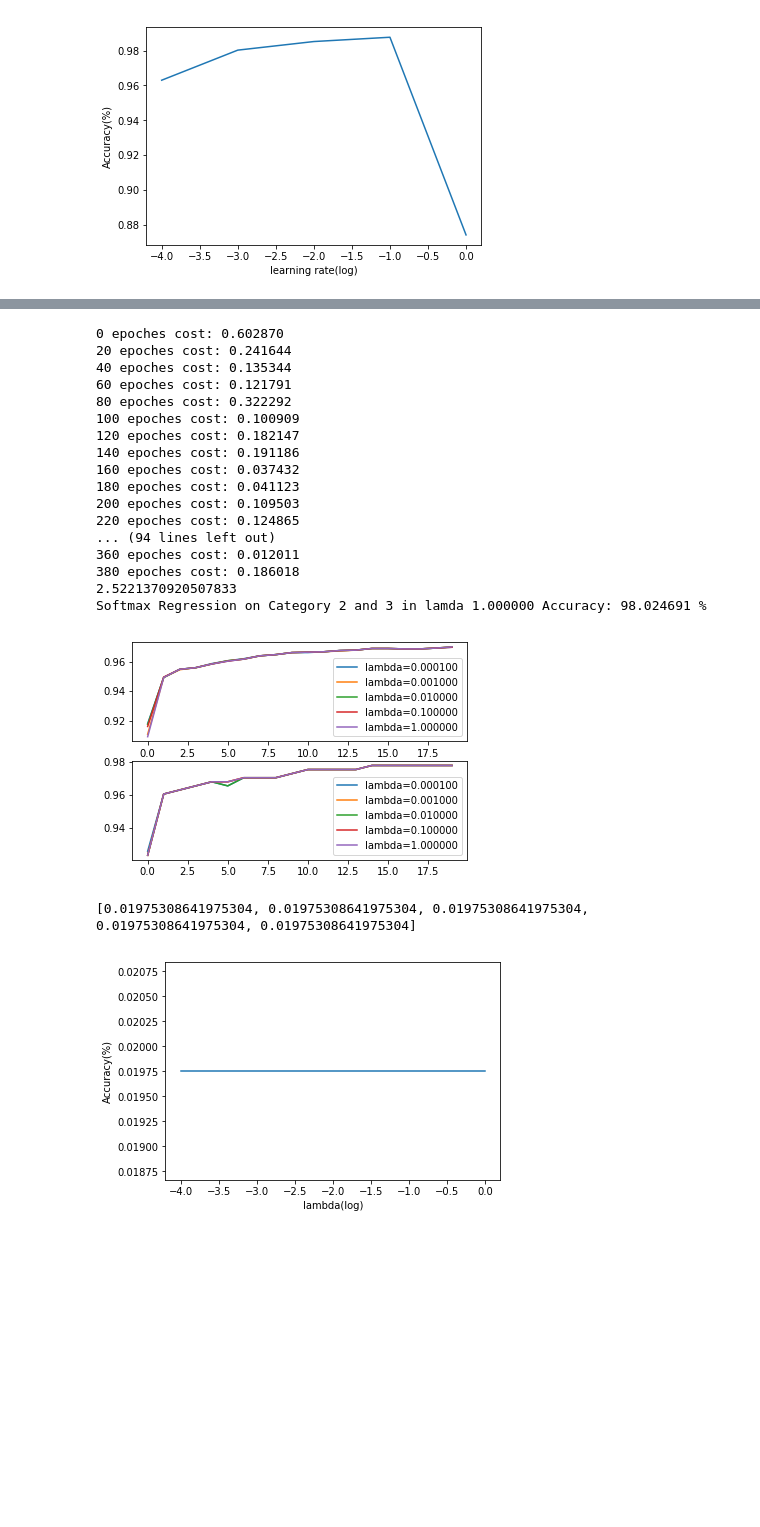
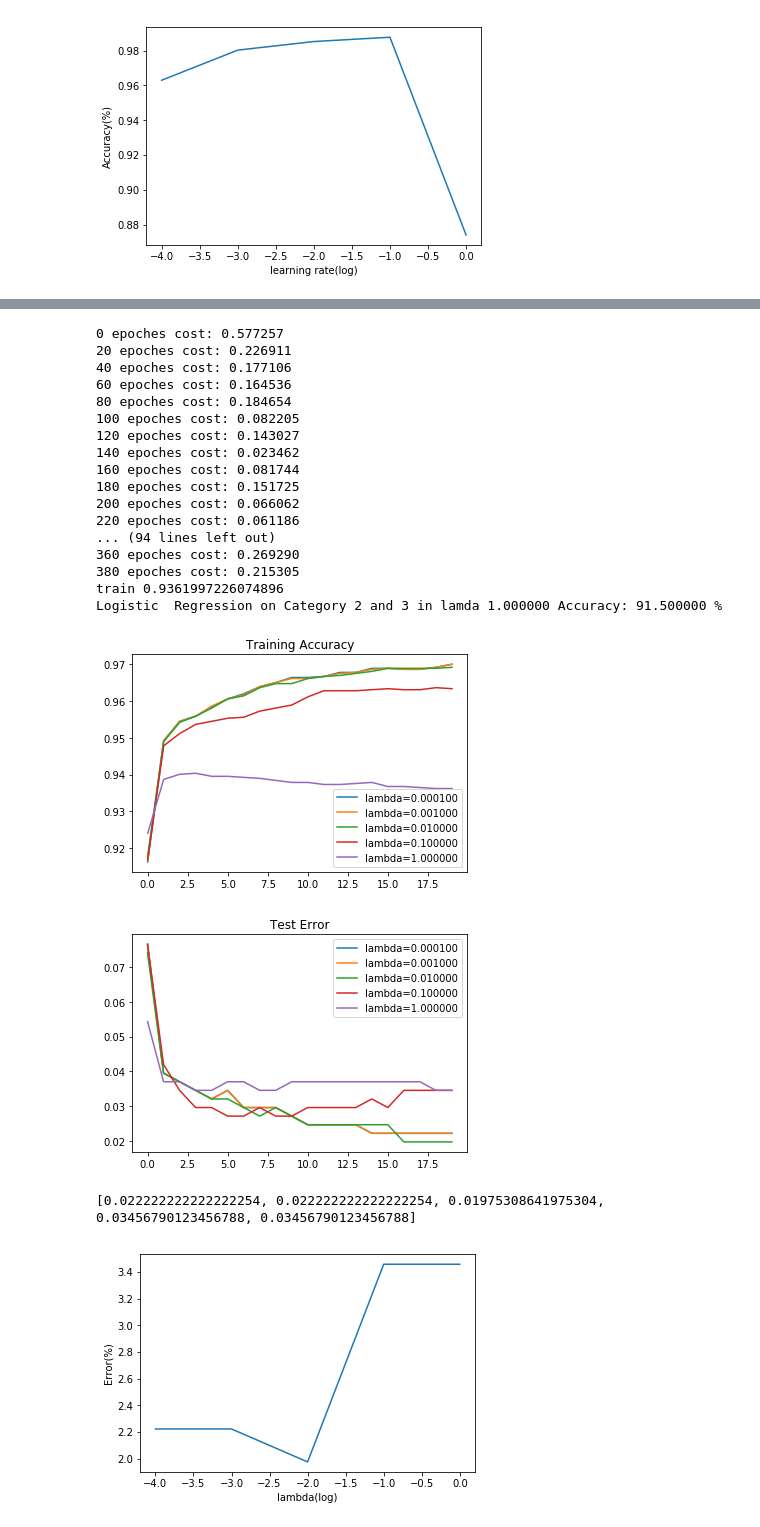
Before and after one commit to Fnjn/UCSD-CSE-253, a Jupyter notebook: hw1/253hw1.ipynb, the cells around one changed output, grey strips where cells are left out. Cells and saved outputs as stored; diff of their text form; code cells hidden in the pictures; blank space fills up the shorter version.

Commit message:
finish regularization part

```diff
--- a/hw1/253hw1.ipynb
+++ b/hw1/253hw1.ipynb
@@ -44,7 +44,7 @@ def logistic_propagate(X, Y, w, b, lambd, regularized=2):
     if regularized == 2:
         dw += 2 * lambd * w / m
     elif regularized == 1:
-        dw += 2 * lambd * np.sign(w) / m
+        dw += lambd * np.sign(w) / m
 
     db = np.sum((A - Y), axis=1, keepdims=True) / m
 
@@ -324,60 +324,70 @@ AttributeError: 'AxesSubplot' object has no attribute 'xlabel'
 # %%
 
-train_X, train_Y = extract_target_data(train_X, train_labels, 2, 3)
+train_X, train_Y = extract_target_data(train_X, train_labels, 2, 3
+                                      )
 test_X, test_Y = extract_target_data(test_X, test_labels, 2, 3)
 
 n_feature = train_X.shape[0]
 # %%
-# Regularization
-sigmoid_2_model = LogisticRegression(n_feature, n_epoch=400, regularized=2)
+# Regularization 1
+sigmoid_2_model = LogisticRegression(n_feature, n_epoch=400)
+regularized = 1
+sigmoid_2_model.regularized = regularized
 acc_l = []
 fig1 = plt.figure()
-ax1 = fig1.add_subplot(211)
-ax3 = fig1.add_subplot(212)
+fig3 = plt.figure()
+ax1 = fig1.add_subplot(111)
+ax3 = fig3.add_subplot(111)
 legends = []
 weight_length = []
+weights1 = []
 for i in range(-4, 1):
-    sigmoid_2_model.lamda = 10**(i)
+    sigmoid_2_model.lambd = 10**(i)
     sigmoid_2_model.w, sigmoid_2_model.b = init_parameters(n_feature, 1)
     train, val, test = sigmoid_2_model.fit(train_X, train_Y, test_X=test_X, test_Y=test_Y)
-    print(np.linalg.norm(sigmoid_2_model.w, 2))
     weight_length.append(np.linalg.norm(sigmoid_2_model.w, 2))
     l, = ax1.plot(train['accuracy'],label='lambda=%f'%(10**i))
-    l3, = ax3.plot(test['accuracy'],label='lambda=%f'%(10**i))
+    l3, = ax3.plot(1-np.array(test['accuracy']) ,label='lambda=%f'%(10**i))
+    weights1.append(sigmoid_2_model.w)
+    print('train',train['accuracy'][-1])
     legends.append(l)
-    sigmoid_2_model.predict(test_X, test_Y)
-    acc_l.append(1-sigmoid_2_model.accuracy)
-    print('Softmax Regression on Category %d and %d in lamda %f Accuracy: %f %%' % (2, 3, 10**(i), sigmoid_2_model.accuracy * 100))
+
+    acc_l.append(1 - test['accuracy'][-1])
+    print('Logistic  Regression on Category %d and %d in lamda %f Accuracy: %f %%' \
+          % (2, 3, 10**(i), sigmoid_2_model.accuracy * 100))
 ax1.legend(handles=legends)
+ax1.set_title('Training Accuracy')
 ax3.legend(handles=legends)
+ax3.set_title('Test Error')
 plt.show()
 print(acc_l)
 
 fig2 = plt.figure()
 ax2 = fig2.add_subplot(111)
-ax2.plot(range(-4,1), acc_l)
+ax2.plot(range(-4,1), np.array(acc_l)*100)
 plt.xlabel('lambda(log)')
-plt.ylabel('Accuracy(%)')
+plt.ylabel('Error(%)')
 plt.show()
 # %% [output]
-0 epoches cost: 0.602870
-20 epoches cost: 0.241644
-40 epoches cost: 0.135344
-60 epoches cost: 0.121791
-80 epoches cost: 0.322292
-100 epoches cost: 0.100909
-120 epoches cost: 0.182147
-140 epoches cost: 0.191186
-160 epoches cost: 0.037432
-180 epoches cost: 0.041123
-200 epoches cost: 0.109503
-220 epoches cost: 0.124865
+0 epoches cost: 0.577257
+20 epoches cost: 0.226911
+40 epoches cost: 0.177106
+60 epoches cost: 0.164536
+80 epoches cost: 0.184654
+100 epoches cost: 0.082205
+120 epoches cost: 0.143027
+140 epoches cost: 0.023462
+160 epoches cost: 0.081744
+180 epoches cost: 0.151725
+200 epoches cost: 0.066062
+220 epoches cost: 0.061186
 ... (94 lines left out)
-360 epoches cost: 0.012011
-380 epoches cost: 0.186018
-2.5221370920507833
-Softmax Regression on Category 2 and 3 in lamda 1.000000 Accuracy: 98.024691 %
+360 epoches cost: 0.269290
+380 epoches cost: 0.215305
+train 0.9361997226074896
+Logistic  Regression on Category 2 and 3 in lamda 1.000000 Accuracy: 91.500000 %
-[figure, old version]
+[figure, new version]
+[figure, new version]
-[0.01975308641975304, 0.01975308641975304, 0.01975308641975304, 0.01975308641975304, 0.01975308641975304]
+[0.022222222222222254, 0.022222222222222254, 0.01975308641975304, 0.03456790123456788, 0.03456790123456788]
-[figure, old version]
+[figure, added]
 # %%
```
Also changed, not shown: parts of 5 cells of this notebook, 8 other files.
